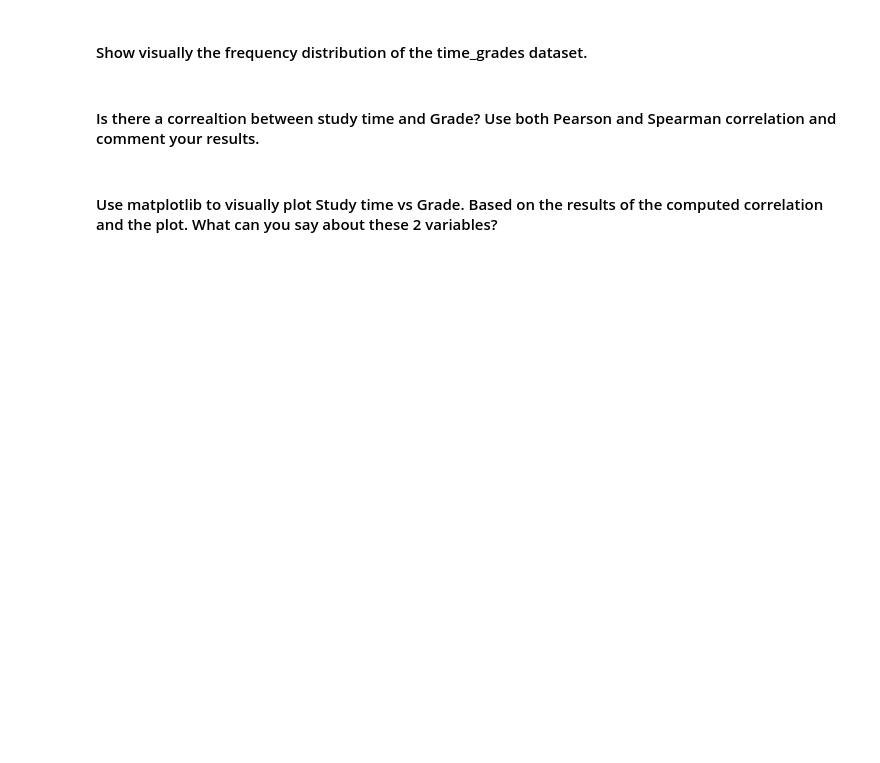
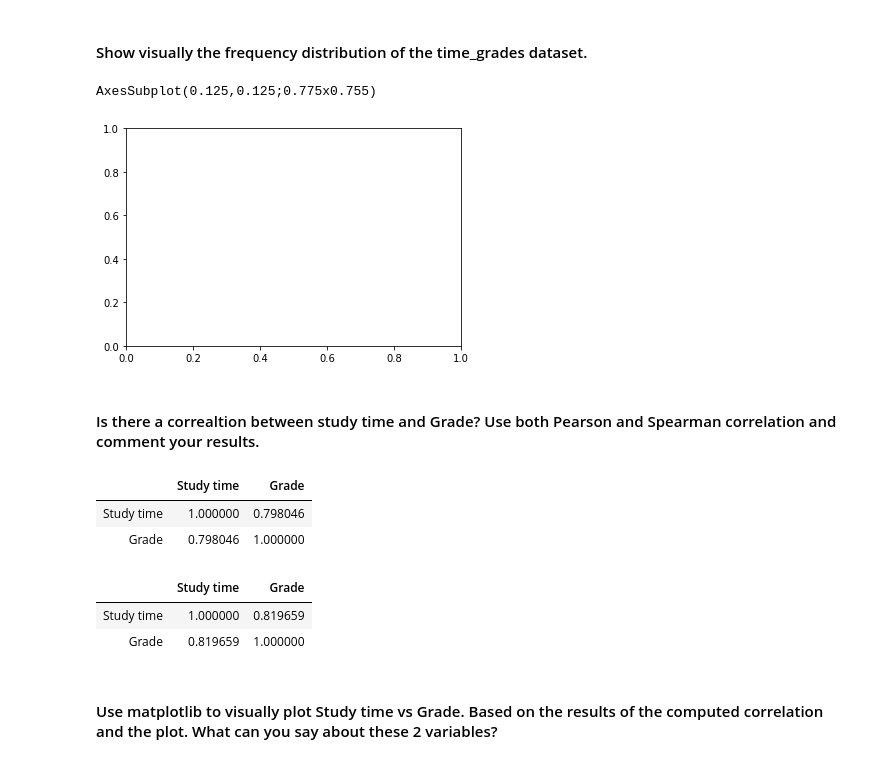
Before and after one commit to ta-datapt-bcn/lab-pivot-table-and-correlation, a Jupyter notebook: your_code/main.ipynb, the cells around one changed output. Saved outputs shown, nothing was run; the diff lists cells and outputs as text; code cells hidden in the pictures; blank space fills up the shorter version.

```diff
--- a/your_code/main.ipynb
+++ b/your_code/main.ipynb
@@ -128,5 +322,6 @@ column= ['Calorie burned', 'Steps','Floors','Minutes Sedentary','Minutes Very Ac
 #### Open the `Time_Grades.csv` file and name your dataset `time_grades`
 # %%
 # your answer here
+time_grades=pd.read_csv('Time_Grades.csv')
 # %%
 #Print time_grades
@@ -137,8 +348,28 @@ column= ['Calorie burned', 'Steps','Floors','Minutes Sedentary','Minutes Very Ac
+# %%
+# your answer here
+s_t_plot = time_grades['Study time'].value_counts().plot(ax=ax, kind='bar')
+g_plot = time_grades['Grade'].value_counts().plot(ax=ax, kind='bar')
+# %%
+print(s_t_plot)
+s_t_plot, ax = plt.subplots()
+# %% [output]
+AxesSubplot(0.125,0.125;0.775x0.755)
+[figure, added]
 # %% [markdown]
 #### Is there a correaltion between study time and Grade? Use both Pearson and Spearman correlation and comment your results.
 # %%
 # your answer here-Pearson
+time_grades.corr()
+# %% [output]
+|  | Study time | Grade |
+| Study time | 1.000000 | 0.798046 |
+| Grade | 0.798046 | 1.000000 |
 # %%
 ## your answer here-Spearman
+time_grades.corr(method='spearman')
+# %% [output]
+|  | Study time | Grade |
+| Study time | 1.000000 | 0.819659 |
+| Grade | 0.819659 | 1.000000 |
 # %% [markdown]
 #### Use matplotlib to visually plot Study time vs Grade. Based on the results of the computed correlation and the plot. What can you say about these 2 variables?
```
Also changed, not shown: parts of 43 cells of this notebook, 1 other file.
